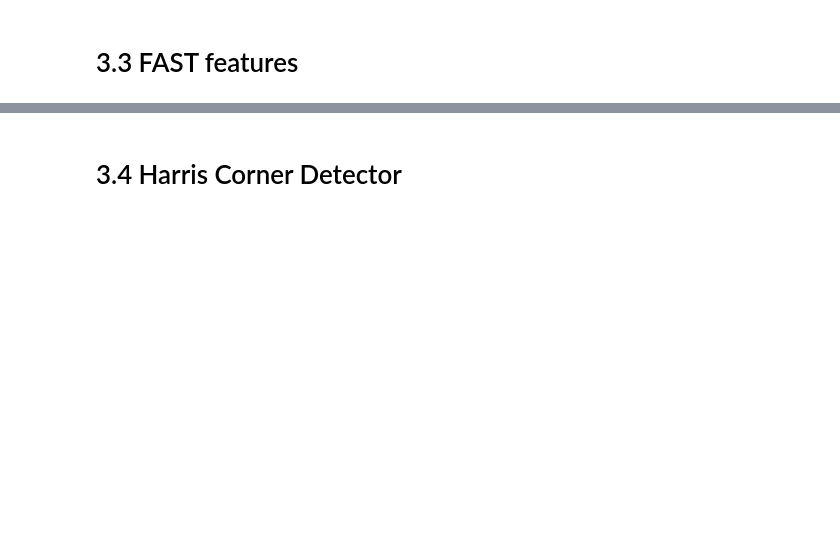
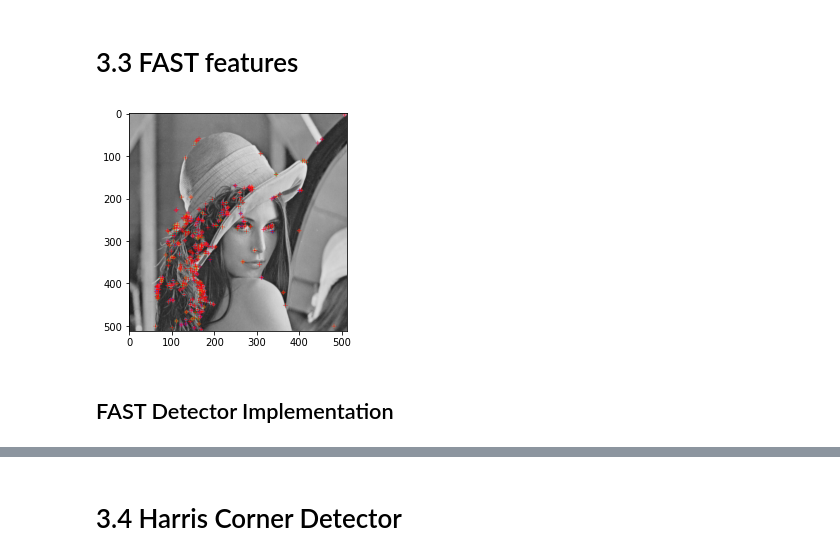
Before and after one commit to rpartsey/ucu-cv-2020, a Jupyter notebook: code/02.ipynb, the cells around one changed output, grey strips where cells are left out. Saved outputs shown, nothing was run; the diff lists cells and outputs as text; code cells hidden in the pictures; blank space fills up the shorter version.

```diff
--- a/code/02.ipynb
+++ b/code/02.ipynb
@@ -73,15 +87,20 @@ imshow_with_colorbar(3, img_c_3)
 # %%
 img = cv2.imread('../images/lenna.png', cv2.IMREAD_GRAYSCALE)
 ff_detector = cv2.FastFeatureDetector_create(threshold=40)
 
 kpts = ff_detector.detect(img)
 
 img_out = cv2.cvtColor(img, cv2.COLOR_GRAY2RGB)
-# cv2.drawKeypoints(img, kpts, img_out)
+cv2.drawKeypoints(img, kpts, img_out)
 for kpt in kpts:
     y = int(kpt.pt[1])
     x = int(kpt.pt[0])
     cv2.line(img_out, (x-5,y), (x+5,y), (255,0,0))
     cv2.line(img_out, (x,y-5), (x,y+5), (255,0,0))
 
 plt.imshow(img_out)
+plt.show()
+# %% [output]
+[figure, added]
+# %% [markdown]
+## FAST  Detector Implementation
```
Also changed, not shown: parts of 16 cells of this notebook, 3 other files.
